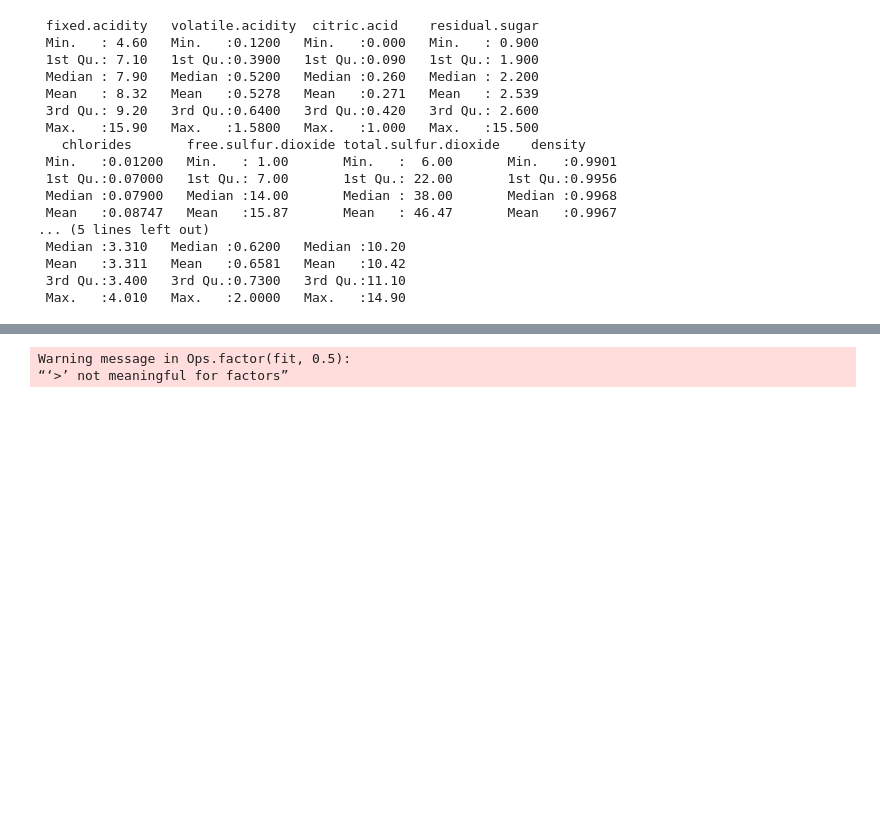
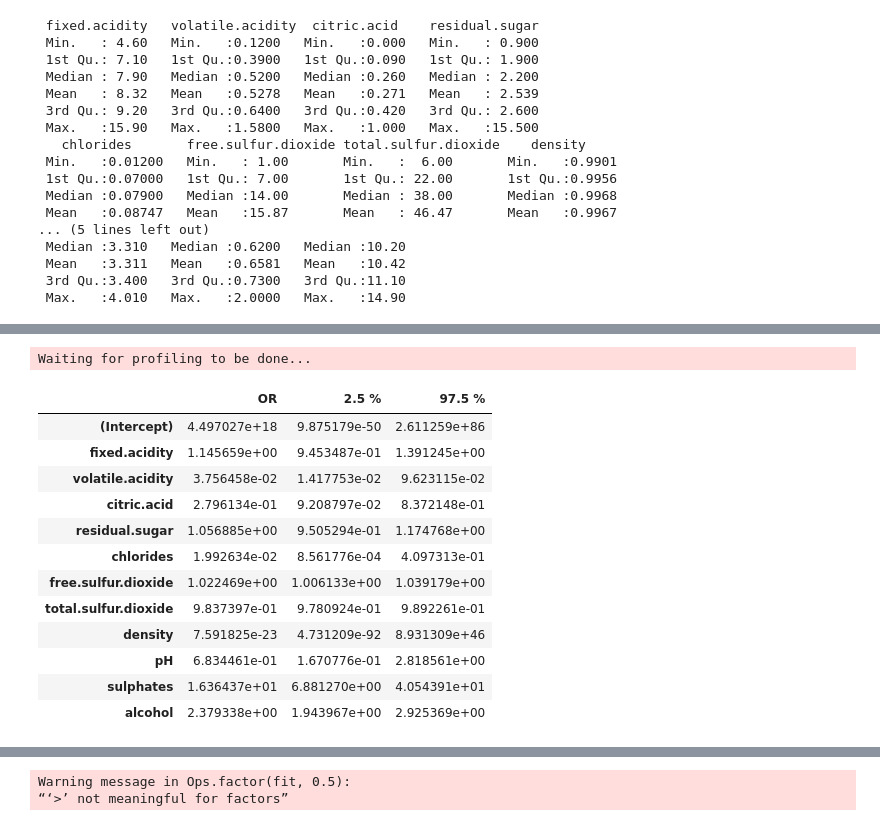
Before and after one commit to spatankar276/Project-Buzz, a Jupyter notebook: 7406-Project-Buzz-Team.ipynb, the cells around one changed output, grey strips where cells are left out. Cells and saved outputs as stored; diff of their text form; code cells hidden in the pictures; blank space fills up the shorter version.

```diff
--- a/7406-Project-Buzz-Team.ipynb
+++ b/7406-Project-Buzz-Team.ipynb
@@ -442,0 +314,17 @@ print(paste('Log Train error = ', round(lg_err_trains,3),'    Log Test Error = '
+# %%
+exp(cbind(OR = coef(lgall), confint(lgall)))
+# %% [output]
+Waiting for profiling to be done...
+|  | OR | 2.5 % | 97.5 % |
+| (Intercept) | 4.497027e+18 | 9.875179e-50 | 2.611259e+86 |
+| fixed.acidity | 1.145659e+00 | 9.453487e-01 | 1.391245e+00 |
+| volatile.acidity | 3.756458e-02 | 1.417753e-02 | 9.623115e-02 |
+| citric.acid | 2.796134e-01 | 9.208797e-02 | 8.372148e-01 |
+| residual.sugar | 1.056885e+00 | 9.505294e-01 | 1.174768e+00 |
+| chlorides | 1.992634e-02 | 8.561776e-04 | 4.097313e-01 |
+| free.sulfur.dioxide | 1.022469e+00 | 1.006133e+00 | 1.039179e+00 |
+| total.sulfur.dioxide | 9.837397e-01 | 9.780924e-01 | 9.892261e-01 |
+| density | 7.591825e-23 | 4.731209e-92 | 8.931309e+46 |
+| pH | 6.834461e-01 | 1.670776e-01 | 2.818561e+00 |
+| sulphates | 1.636437e+01 | 6.881270e+00 | 4.054391e+01 |
+| alcohol | 2.379338e+00 | 1.943967e+00 | 2.925369e+00 |
```
Also changed, not shown: parts of 46 cells of this notebook.
